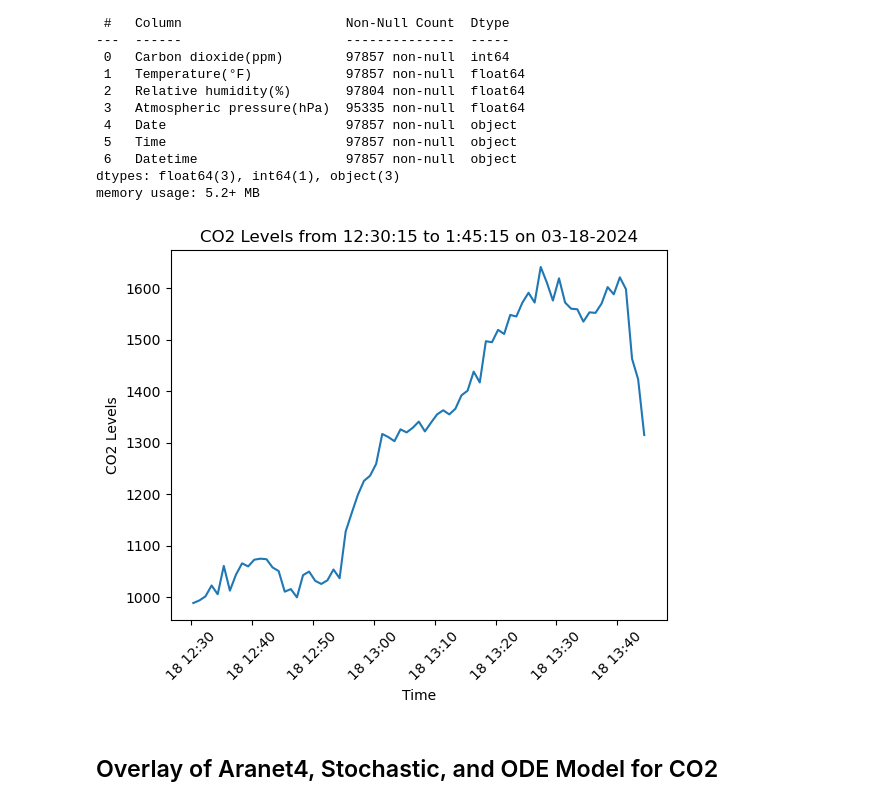
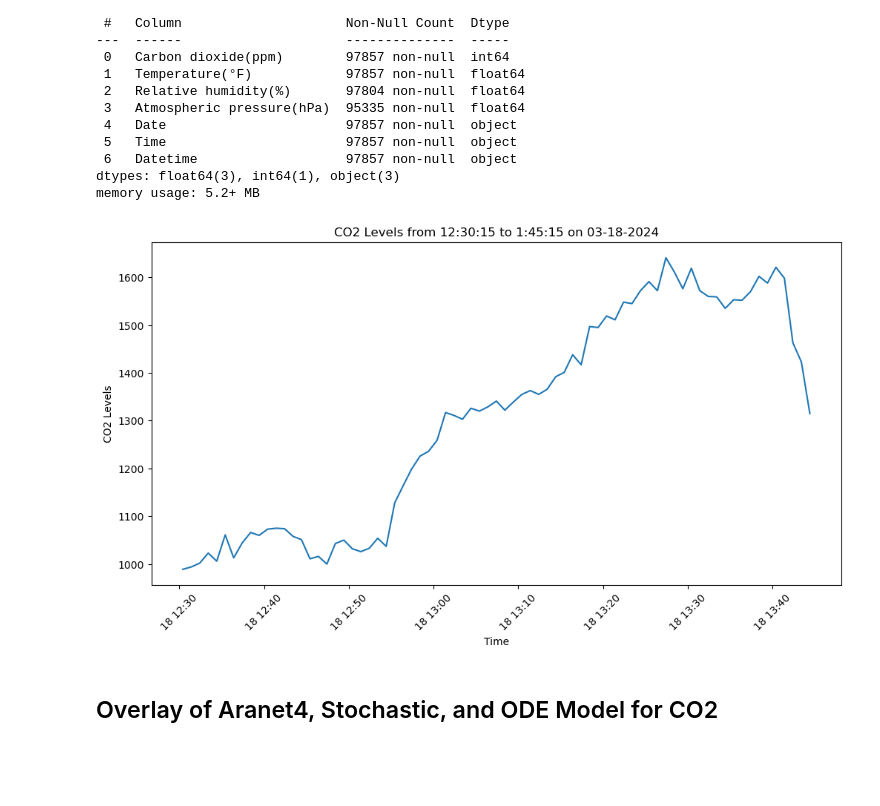
Before and after one commit to coreyddsc/aranet4-project, a Jupyter notebook: air_flow_modeling.ipynb, the cells around one changed output. Saved outputs shown, nothing was run; the diff lists cells and outputs as text; code cells hidden in the pictures; blank space fills up the shorter version.

```diff
--- a/air_flow_modeling.ipynb
+++ b/air_flow_modeling.ipynb
@@ -261,24 +261,26 @@ memory usage: 5.2+ MB
 # %%
 import pandas as pd
 import matplotlib.pyplot as plt
 
 # Convert the Datetime column to datetime
 aranet4['Datetime'] = pd.to_datetime(aranet4['Datetime'])
 
 # Filter the data for the specified time range
 start_time = pd.to_datetime('2024-03-18 12:30:15')
 end_time = pd.to_datetime('2024-03-18 13:45:15')
 filtered_data = aranet4[(aranet4['Datetime'] >= start_time) & (aranet4['Datetime'] <= end_time)]
 
 # Plot the CO2 levels
+# Plotting
+plt.figure(figsize=(12, 6 ))
 plt.plot(filtered_data['Datetime'], filtered_data['Carbon dioxide(ppm)'])
 plt.xlabel('Time')
 plt.ylabel('CO2 Levels')
 plt.title('CO2 Levels from 12:30:15 to 1:45:15 on 03-18-2024')
 plt.xticks(rotation=45)
 plt.show()
 # %% [output]
-[figure, old version]
+[figure, new version]
 # %% [markdown]
 ## Overlay of Aranet4, Stochastic, and ODE Model for CO2
 # %%
```
Also changed, not shown: parts of 3 cells of this notebook.
